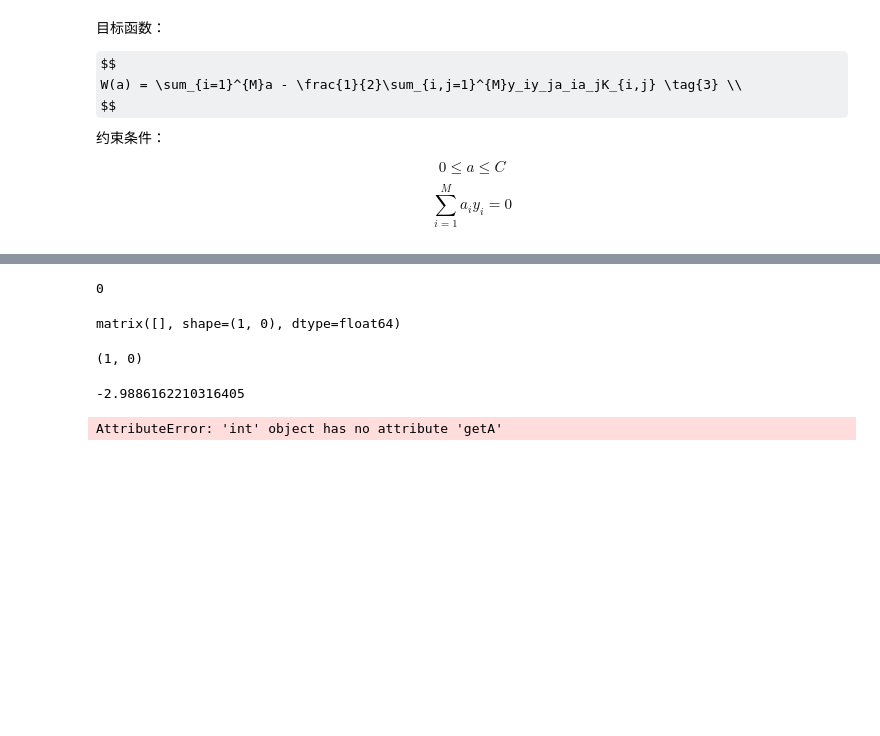
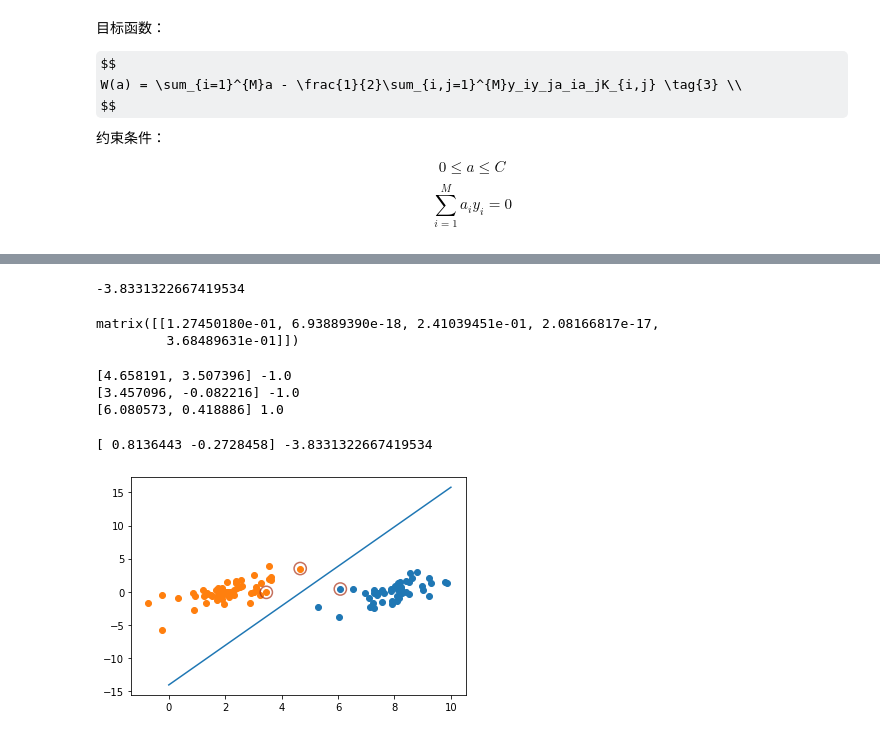
Before and after one commit to windmissing/MachineLearningInAction, a Jupyter notebook: Chapter6/Chapter6.ipynb, the cells around one changed output, grey strips where cells are left out. Saved outputs shown, nothing was run; the diff lists cells and outputs as text; code cells hidden in the pictures; some formulas as TeX source; blank space fills up the shorter version.

```diff
--- a/Chapter6/Chapter6.ipynb
+++ b/Chapter6/Chapter6.ipynb
@@ -288,4 +174,4 @@ def smoSimple(dataMatIn, classLabels, C, toler, maxIter):
 # %%
 %%time
-b,alphas = smoSimple(dataArr, labelArr, 0.6, 0.001, 40)
+b,alphas = svmMLiA.smoSimple(dataArr, labelArr, 0.6, 0.001, 40)
 # %% [output]
@@ -293,36 +195,22 @@ TypeError: only size-1 arrays can be converted to Python scalars
 # %%
 b
 # %% [output]
-0
+-3.8331322667419534
 # %%
 alphas[alphas>0]
 # %% [output]
-matrix([], shape=(1, 0), dtype=float64)
+matrix([[1.27450180e-01, 6.93889390e-18, 2.41039451e-01, 2.08166817e-17,
+         3.68489631e-01]])
-# %%
-np.shape(alphas[alphas>0])
-# %% [output]
-(1, 0)
 # %%
+# 打印支撑向量
 for i in range(100):
-    if alphas[i]>0.0: print( dataArr[i],labelArr[i])
+    if alphas[i]>1e-3: print( dataArr[i],labelArr[i])
+# %% [output]
+[4.658191, 3.507396] -1.0
+[3.457096, -0.082216] -1.0
+[6.080573, 0.418886] 1.0
-# %%
-import matplotlib.pyplot as plt
-dataArr, labelArr = svmMLiA.loadDataSet('testSet.txt')
-dataMat = np.array(dataArr)
-labelMat = np.array(labelArr)
-plt.scatter(dataMat[labelMat==1,0], dataMat[labelMat==1,1])
-plt.scatter(dataMat[labelMat==-1,0], dataMat[labelMat==-1,1])
-
-#dd = dataMat[alphas>0&labelMat>=1]
-w = (0.082216+3.507396)/(3.457096-4.658191)
-print (w)
-bb = b.getA()[0][0]
-print (bb)
-x = np.array([0, 10])
-y = (-bb - x*w)
-plt.plot(x, y)
-
-plt.show()
-# %% [output]
--2.9886162210316405
-AttributeError: 'int' object has no attribute 'getA'
+# %%
+svmMLiA.showSimpleSMO(dataArr, labelArr, alphas, b)
+# %% [output]
+[ 0.8136443 -0.2728458] -3.8331322667419534
+[figure, added]
```
Also changed, not shown: parts of 25 cells of this notebook, 1 other file.
